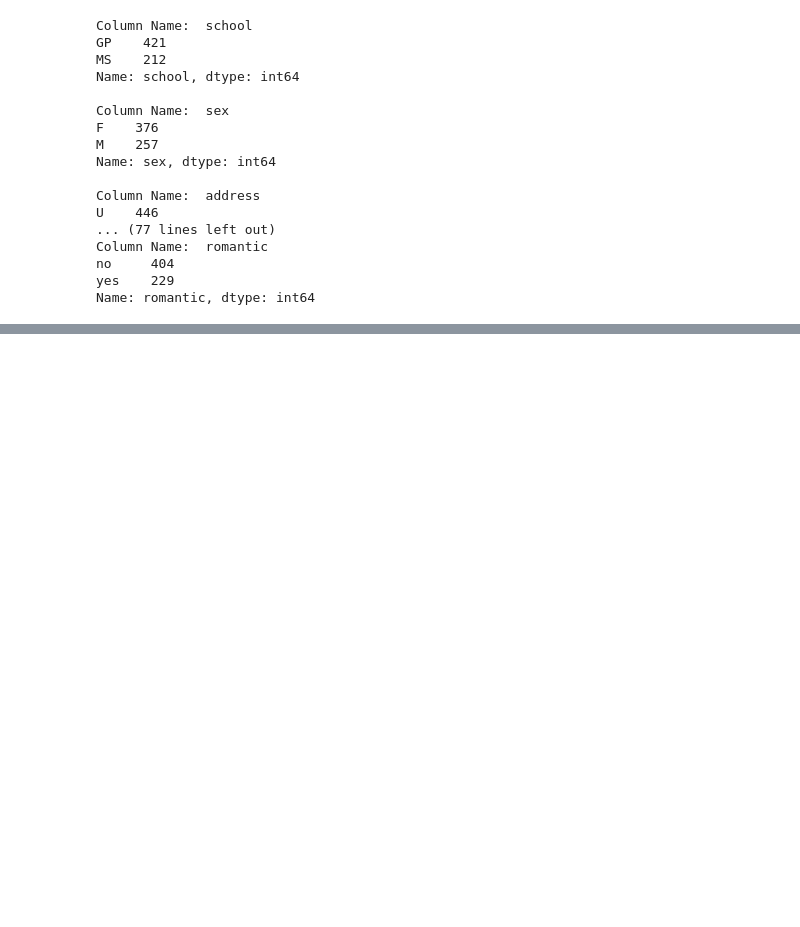
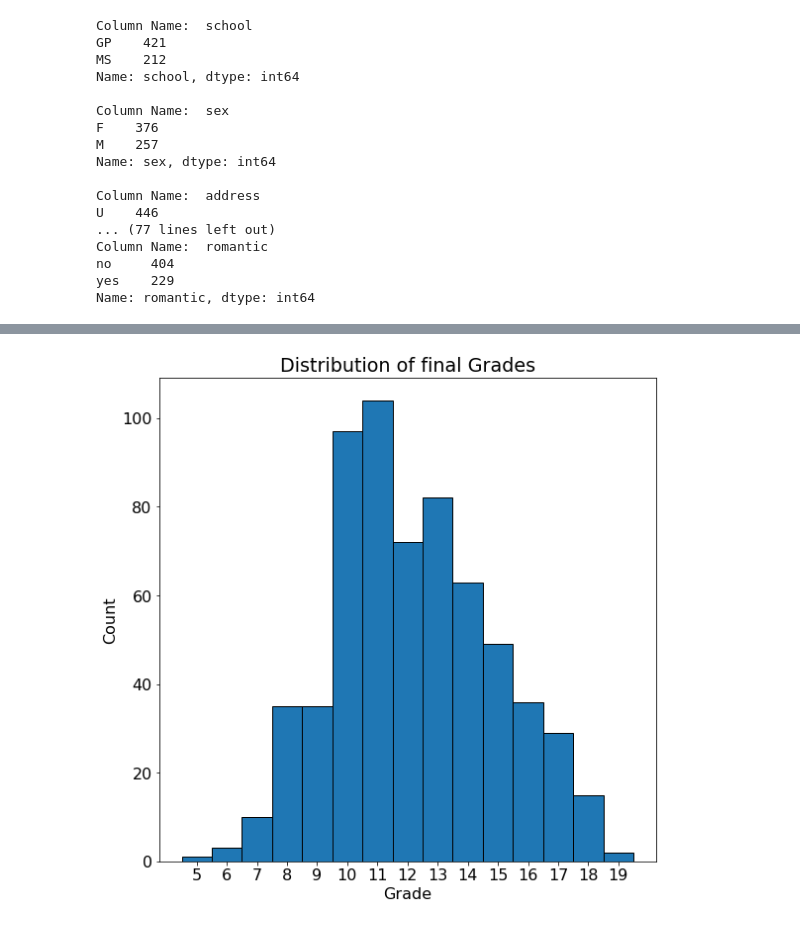
Before and after one commit to BonifasiusAnggara/Predicting-Student-Grades-with-BayesianLR, a Jupyter notebook: Predicting_Student_Grades_with_BayesianLR.ipynb, the cells around one changed output, grey strips where cells are left out. Saved outputs shown, nothing was run; the diff lists cells and outputs as text; code cells hidden in the pictures; blank space fills up the shorter version.

```diff
--- a/Predicting_Student_Grades_with_BayesianLR.ipynb
+++ b/Predicting_Student_Grades_with_BayesianLR.ipynb
@@ -117,0 +152,9 @@ Name: romantic, dtype: int64
+# %%
+# Bar plot of Grades
+plt.bar(df['Grade'].value_counts().index,
+       df['Grade'].value_counts().values,
+       fill = 'navy', edgecolor = 'k', width = 1)
+plt.xlabel('Grade'); plt.ylabel('Count'); plt.title('Distribution of final Grades');
+plt.xticks(list(range(5, 20)));
+# %% [output]
+[figure, added]
```
Also changed, not shown: parts of 7 cells of this notebook, 1 other file.
